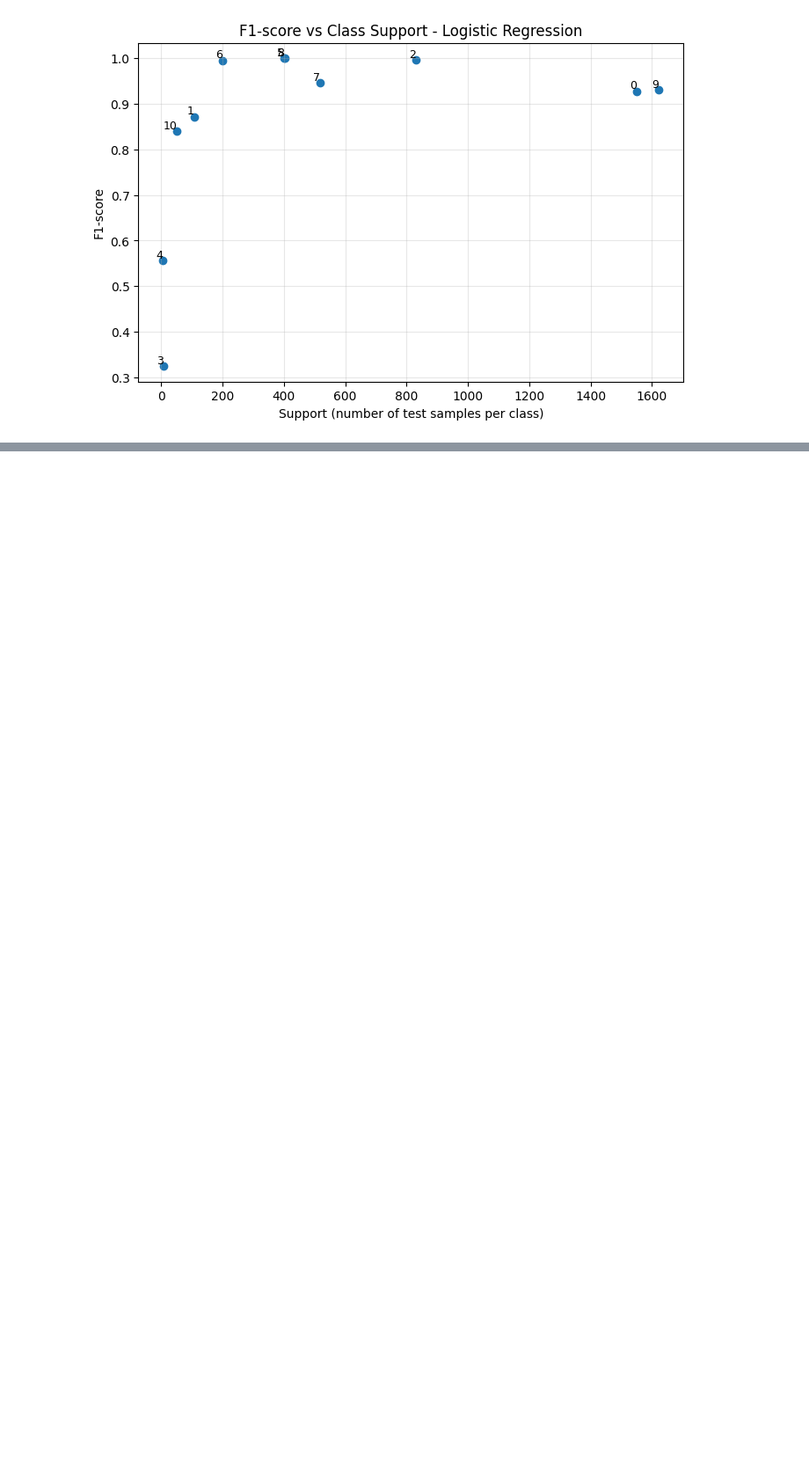
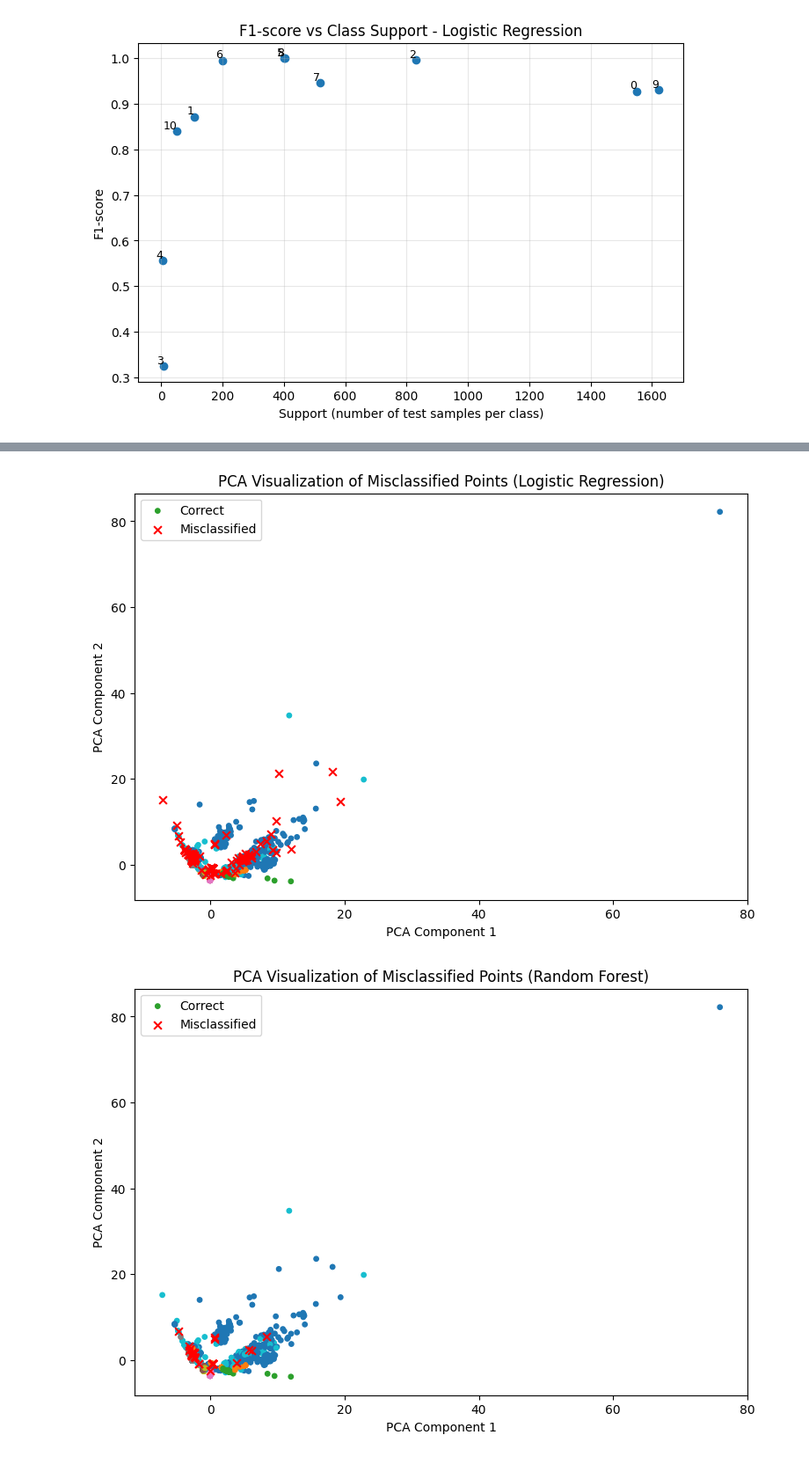
Before and after one commit to Andriguez/Machine-Learning-Project, a Jupyter notebook: notebook/project-notebook_v2.ipynb, the cells around one changed output, grey strips where cells are left out. Shown at 88% size. Saved outputs shown, nothing was run; the diff lists cells and outputs as text; code cells hidden in the pictures; blank space fills up the shorter version.

```diff
--- a/notebook/project-notebook_v2.ipynb
+++ b/notebook/project-notebook_v2.ipynb
@@ -359,0 +615,35 @@ plt.show()
+# %%
+#PCA Misclassification visualization of all models
+# Fit PCA on scaled training data
+pca = PCA(n_components=2)
+X_train_pca = pca.fit_transform(X_train_scaled)
+X_test_pca = pca.transform(X_test_scaled)
+
+def plot_misclassifications(model, name):
+    y_pred = model.predict(X_test_scaled)
+
+    misclassified = y_pred != y_test
+
+    plt.figure(figsize=(9,6))
+    plt.scatter(X_test_pca[~misclassified, 0],
+                X_test_pca[~misclassified, 1],
+                c=y_test[~misclassified], cmap='tab10', s=15, label="Correct")
+
+    plt.scatter(X_test_pca[misclassified, 0],
+                X_test_pca[misclassified, 1],
+                c='red', marker='x', s=40, label="Misclassified")
+
+    plt.title(f"PCA Visualization of Misclassified Points ({name})")
+    plt.xlabel("PCA Component 1")
+    plt.ylabel("PCA Component 2")
+    plt.legend()
+    plt.show()
+
+# Apply to all models
+plot_misclassifications(grid_lr.best_estimator_, "Logistic Regression")
+plot_misclassifications(best_rf, "Random Forest")
+plot_misclassifications(best_svm, "SVM")
+plot_misclassifications(voting_model, "Voting Ensemble")
+# %% [output]
+[figure, added]
+[figure, added]
```
Also changed, not shown: parts of 18 cells of this notebook, 1 other file.
